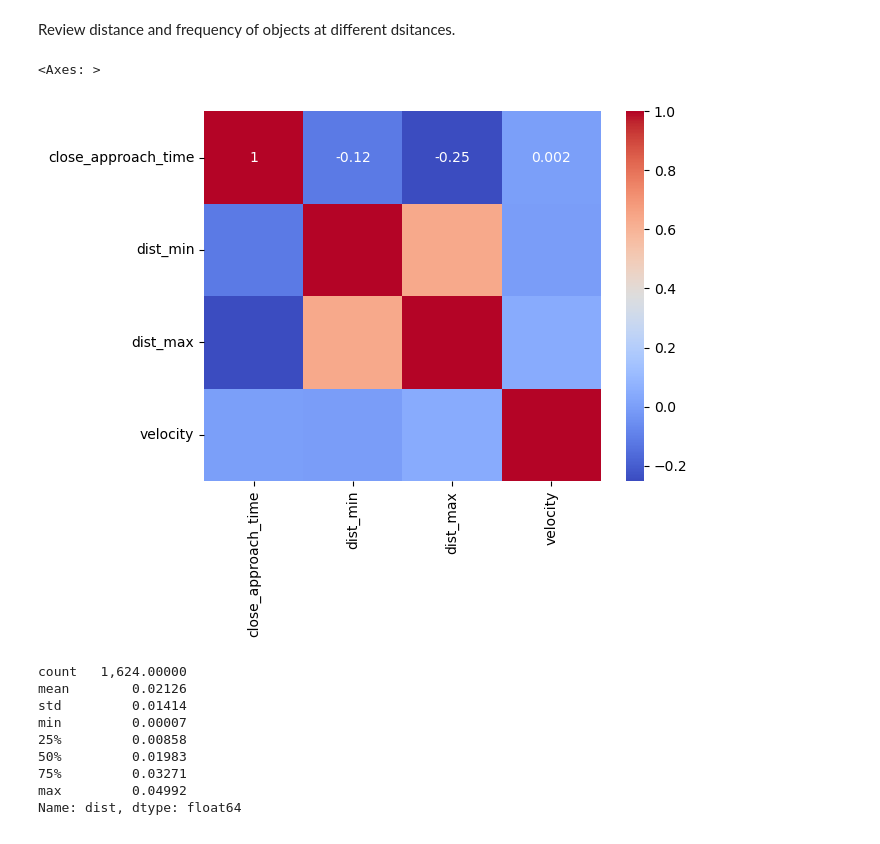
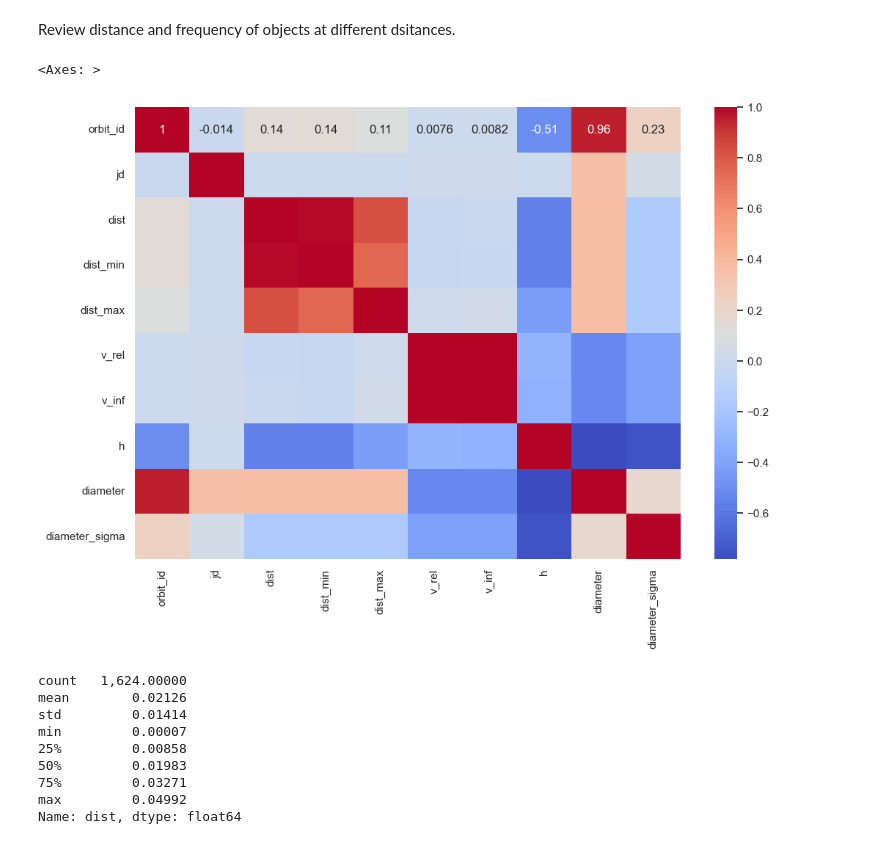
Before and after one commit to nikolayzhechev/Earth-Orbit-Objects-Analysis-and-Prediction, a Jupyter notebook: Earth Orbit Objects.ipynb, the cells around one changed output. Cells and saved outputs as stored; diff of their text form; code cells hidden in the pictures.

Commit message:
Update correlation matrix

```diff
--- a/Earth Orbit Objects.ipynb
+++ b/Earth Orbit Objects.ipynb
@@ -222,6 +224,12 @@ def update_dataset (df):
     )
 
     return values
+# %%
+def remove_objects (df):
+    '''Returns columns with int and float. Excludes object type columns.'''
+    values = df.select_dtypes(exclude=[np.object_])
+
+    return values
 # %%
 values = update_dataset(df)
 # %%
@@ -236,10 +244,13 @@ cb.ax.tick_params(labelsize=9)
 # %% [markdown]
 Review distance and frequency of objects at different dsitances.
 # %%
-sns.heatmap(values_main.corr(), annot=True, cmap='coolwarm')
+# correlation matrix
+df_clean = remove_objects(earth_orbit_objects_data)
+plt.figure(figsize=(12,8))
+sns.heatmap(df_clean.corr(), annot=True, cmap='coolwarm')
 # %% [output]
 <Axes: >
-[figure, old version]
+[figure, new version]
 # %%
 earth_orbit_objects_data.dist.describe()
 # %% [output]
```
Also changed, not shown: parts of 3 cells of this notebook.
